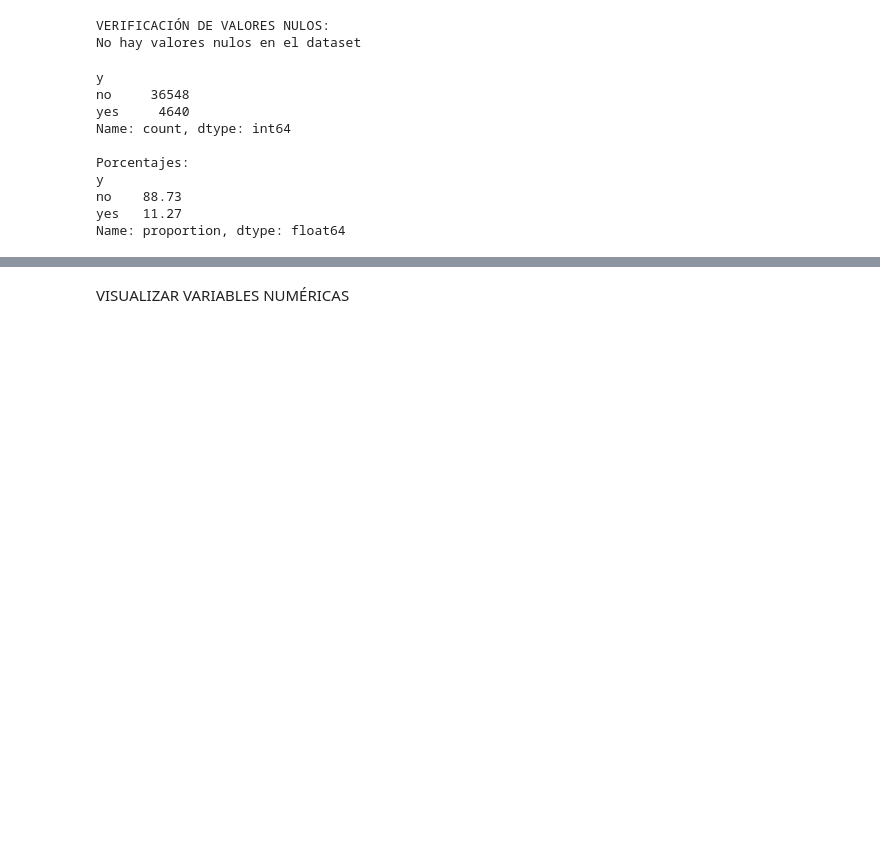
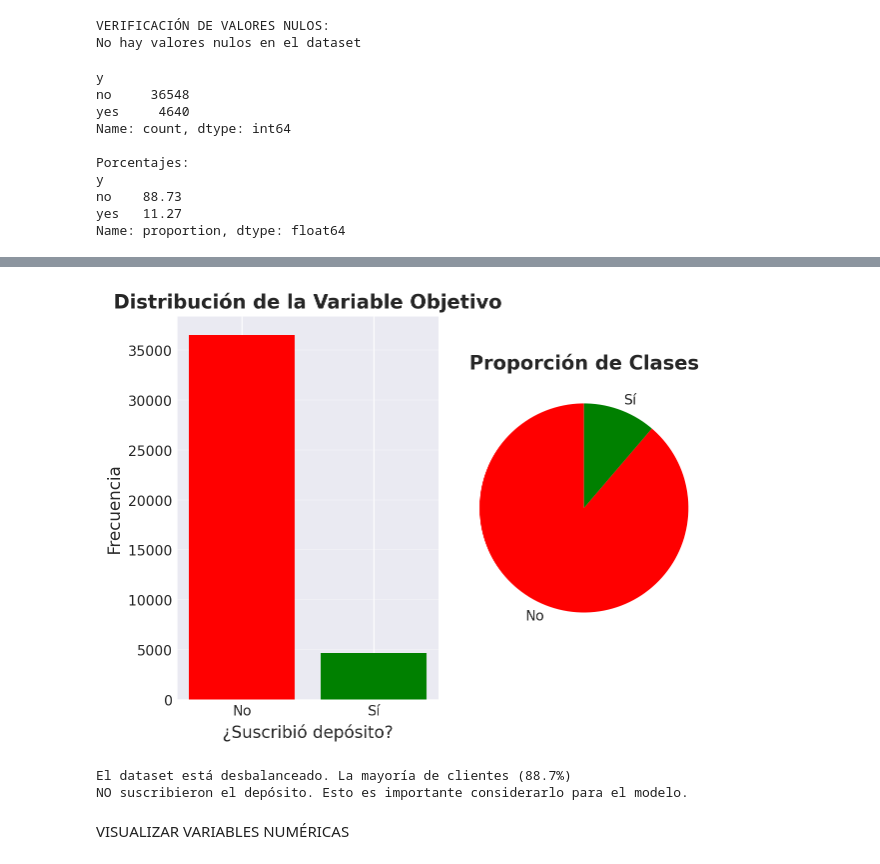
Before and after one commit to 4GeeksAcademy/palomagondim-intro-ml, a Jupyter notebook: src/01-logistic-regression.ipynb, the cells around one changed output, grey strips where cells are left out. Cells and saved outputs as stored; diff of their text form; code cells hidden in the pictures; blank space fills up the shorter version.

```diff
--- a/src/01-logistic-regression.ipynb
+++ b/src/01-logistic-regression.ipynb
@@ -145,3 +135,30 @@ fig, axes = plt.subplots(1, 2, figsize=(12, 4))
+# %%
+#GRAFICO DE BARRAS
+plt.subplot(1, 2, 1)
+counts = df['y'].value_counts()
+plt.bar(['No', 'Sí'], counts.values, color=['red', 'green'])
+plt.title('Distribución de la Variable Objetivo', fontsize=14, fontweight='bold')
+plt.xlabel('¿Suscribió depósito?', fontsize=12)
+plt.ylabel('Frecuencia', fontsize=12)
+plt.grid(axis='y', alpha=0.3)
+
+# Gráfico de pastel
+plt.subplot(1, 2, 2)
+colors = ['red', 'green']
+plt.pie(counts.values, labels=['No', 'Sí'],
+        colors=colors, startangle=90)
+plt.title('Proporción de Clases', fontsize=14, fontweight='bold')
+
+plt.tight_layout()
+plt.show()
+# %% [output]
+[figure, added]
+# %%
+print(f"El dataset está desbalanceado. La mayoría de clientes ({df['y'].value_counts(normalize=True)['no']*100:.1f}%)")
+print("NO suscribieron el depósito. Esto es importante considerarlo para el modelo.")
+# %% [output]
+El dataset está desbalanceado. La mayoría de clientes (88.7%)
+NO suscribieron el depósito. Esto es importante considerarlo para el modelo.
 # %% [markdown]
 VISUALIZAR VARIABLES NUMÉRICAS
 # %%
```
Also changed, not shown: parts of 69 cells of this notebook, 2 other files.
